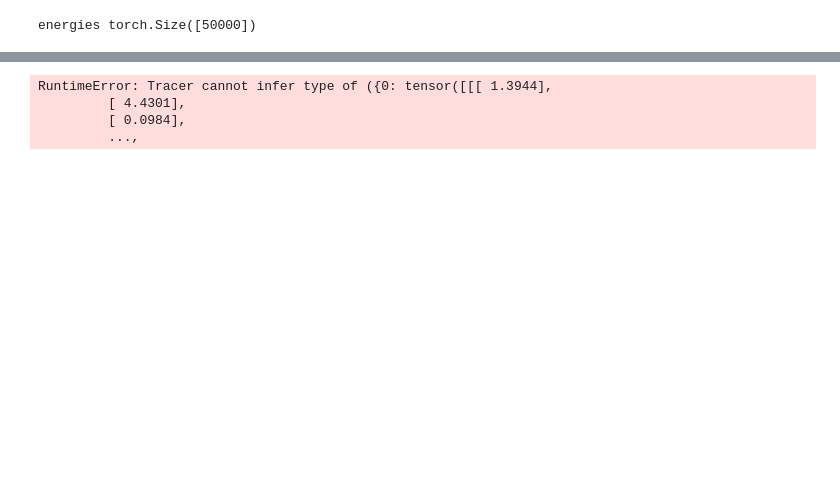
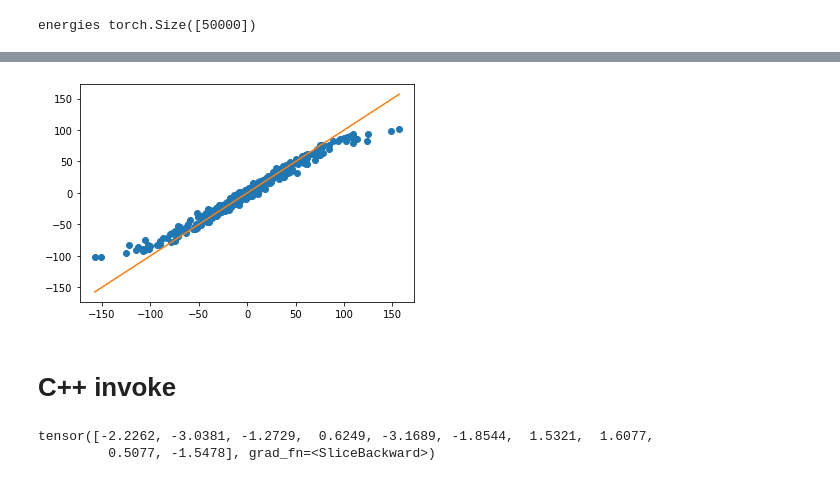
Before and after one commit to lab-cosmo/wigner_kernels, a Jupyter notebook: examples/sparse_kernel_model.ipynb, the cells around one changed output, grey strips where cells are left out. Saved outputs shown, nothing was run; the diff lists cells and outputs as text; code cells hidden in the pictures; blank space fills up the shorter version.

```diff
--- a/examples/sparse_kernel_model.ipynb
+++ b/examples/sparse_kernel_model.ipynb
@@ -128,7 +138,28 @@ energies torch.Size([1000])
+# %%
+test_forces = [structure.arrays["forces"] for structure in test_structures]
+test_forces = np.concatenate(test_forces, axis = 0) * FORCE_FACTOR
+
+coef_der_test, central_indices_test, derivative_indices_test = \
+get_coef_ders(test_structures, HYPERS, all_species)
+for key in coef_der_test.keys():
+    coef_der_test[key] /= torch.sqrt(L2_mean)
+# %%
+for key in test_coefficients.keys():
+    test_coefficients[key].requires_grad = True
+prediction_forces = model.get_forces(coef_der_test, central_indices_test, derivative_indices_test,
+                                         test_coefficients, structural_indices = test_struc_ind)
+plt.plot(test_forces.reshape([-1]), prediction_forces.data.cpu().numpy().reshape([-1]), 'o')
+min_f = np.min(test_forces)
+max_f = np.max(test_forces)
+plt.plot([min_f, max_f], [min_f, max_f])
+plt.show()
+# %% [output]
+[figure, added]
+# %% [markdown]
+# C++ invoke
 # %%
-torch.jit.trace(model, [test_coefficients, test_structures])
+test_central_species =  torch.IntTensor(get_central_species(test_structures))
+test_structural_indices =  torch.IntTensor(get_structural_indices(test_structures))
+traced = torch.jit.trace(model, [test_coefficients, test_central_species,
+                                 test_structural_indices], strict = False)
+traced.save("sparse_kernel_model_dict.pt")
-# %% [output]
-RuntimeError: Tracer cannot infer type of ({0: tensor([[[ 1.3944],
-         [ 4.4301],
-         [ 0.0984],
-         ...,
@@ -134,0 +180,12 @@ RuntimeError: Tracer cannot infer type of ({0: tensor([[[ 1.3944],
+# %%
+model_list = ListsWrapper(model)
+inputs = []
+for lambd in range(LAMBDA_MAX + 1):
+    inputs.append(test_coefficients[lambd])
+inputs.append(test_central_species)
+inputs.append(test_structural_indices)
+result = model_list(*inputs)
+print(result[0:10])
+# %% [output]
+tensor([-2.2262, -3.0381, -1.2729,  0.6249, -3.1689, -1.8544,  1.5321,  1.6077,
+         0.5077, -1.5478], grad_fn=<SliceBackward>)
```
Also changed, not shown: parts of 12 cells of this notebook, 16 other files.
